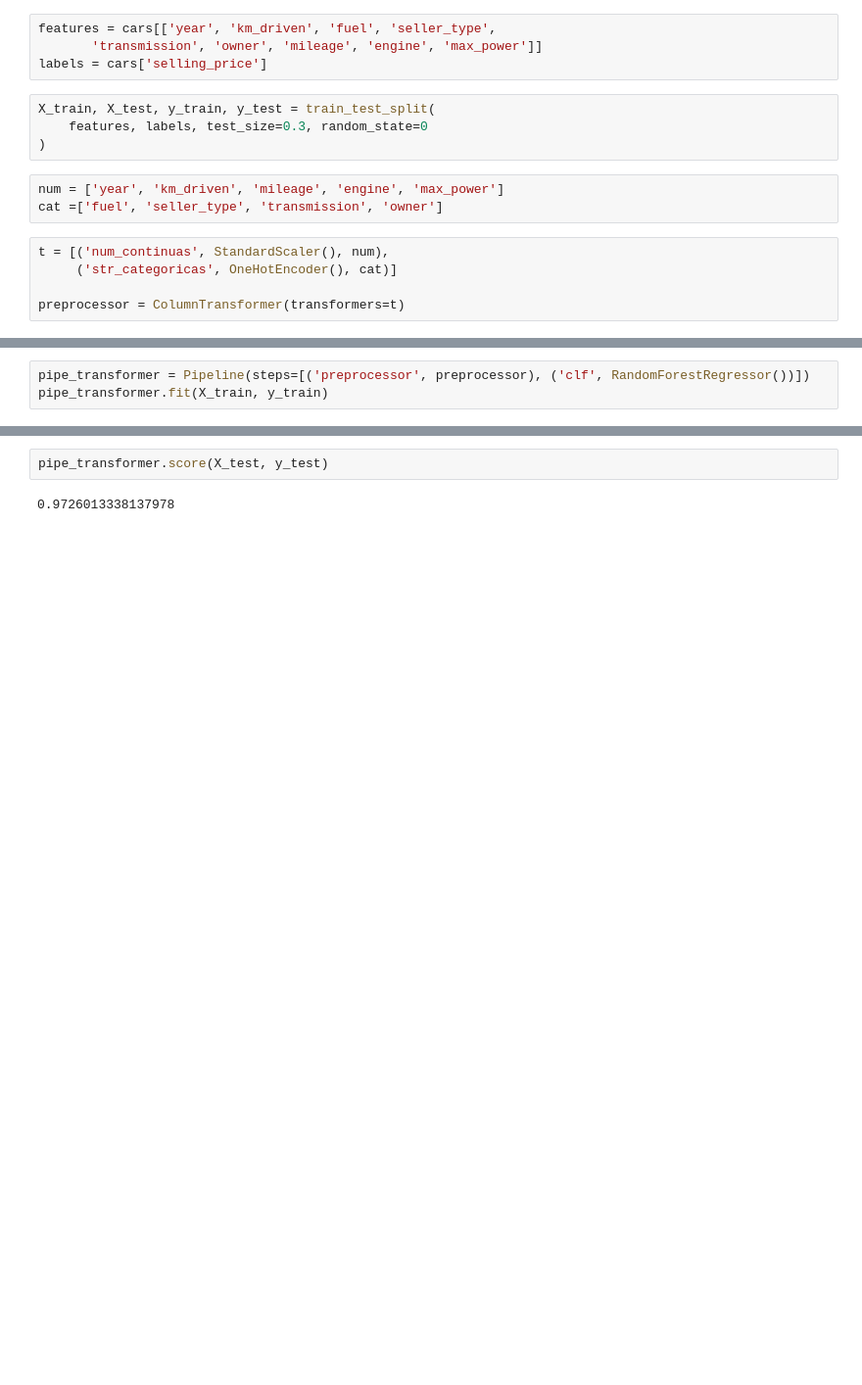
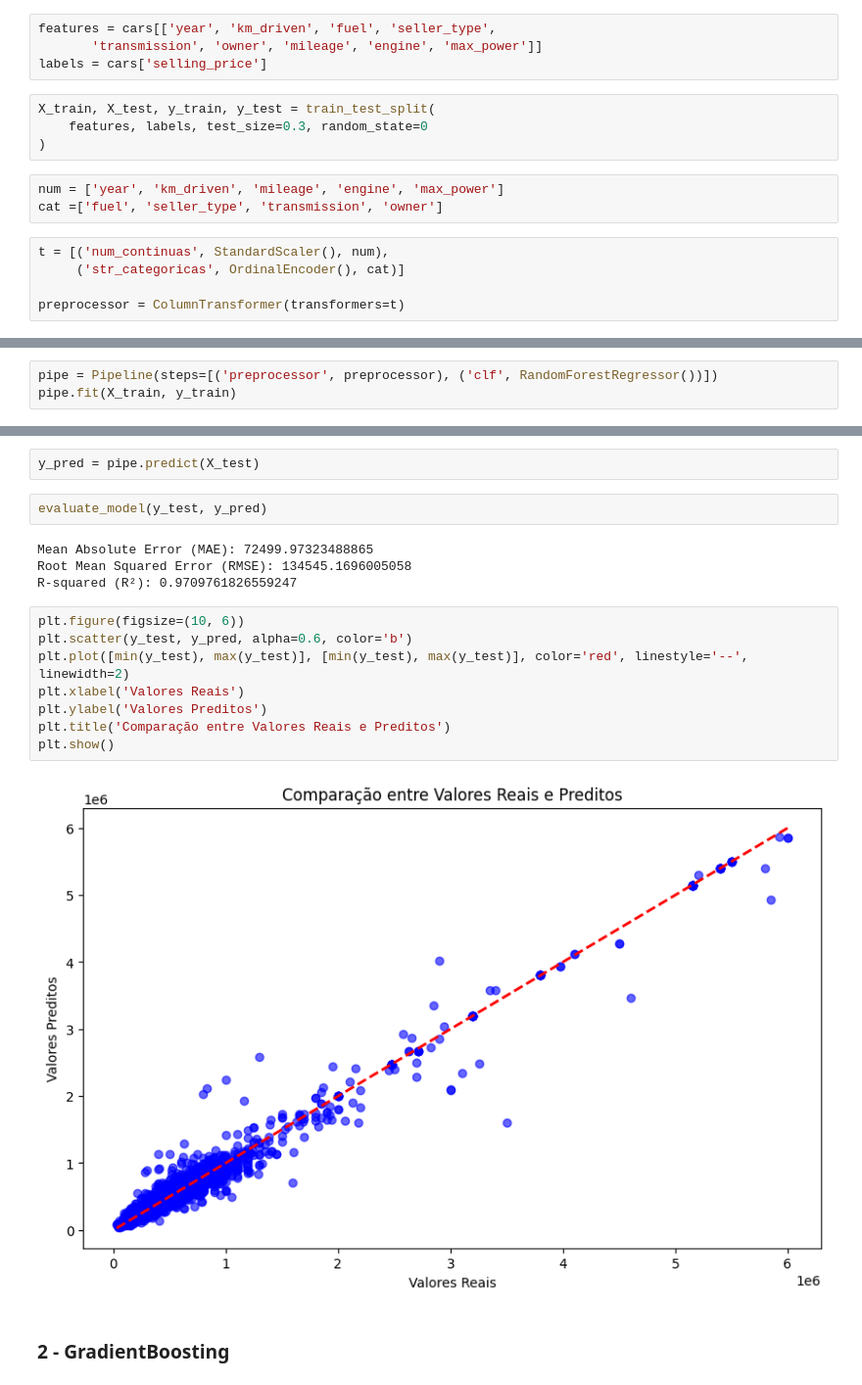
Before and after one commit to FranciscoPGuimaraes/cardekho_regression, a Jupyter notebook: notebook.ipynb, the cells around one changed output, grey strips where cells are left out. Shown at 98% size. Cells and saved outputs as stored; diff of their text form; blank space fills up the shorter version.

Commit message:
feat: pipelines

```diff
--- a/notebook.ipynb
+++ b/notebook.ipynb
@@ -593,6 +593,6 @@ num = ['year', 'km_driven', 'mileage', 'engine', 'max_power']
 cat =['fuel', 'seller_type', 'transmission', 'owner']
 # %%
 t = [('num_continuas', StandardScaler(), num),
-     ('str_categoricas', OneHotEncoder(), cat)]
+     ('str_categoricas', OrdinalEncoder(), cat)]
 
 preprocessor = ColumnTransformer(transformers=t)
@@ -599,6 +601,6 @@ preprocessor = ColumnTransformer(transformers=t)
 # %%
-pipe_transformer = Pipeline(steps=[('preprocessor', preprocessor), ('clf', RandomForestRegressor())])
-pipe_transformer.fit(X_train, y_train)
+pipe = Pipeline(steps=[('preprocessor', preprocessor), ('clf', RandomForestRegressor())])
+pipe.fit(X_train, y_train)
 # %% [output]
 Pipeline(steps=[('preprocessor',
                  ColumnTransformer(transformers=[('num_continuas',
@@ -612,7 +614,23 @@ Pipeline(steps=[('preprocessor',
                                                    'transmission',
                                                    'owner'])])),
                 ('clf', RandomForestRegressor())])
-# %%
-pipe_transformer.score(X_test, y_test)
-# %% [output]
-0.9726013338137978
+# %%
+y_pred = pipe.predict(X_test)
+# %%
+evaluate_model(y_test, y_pred)
+# %% [output]
+Mean Absolute Error (MAE): 72499.97323488865
+Root Mean Squared Error (RMSE): 134545.1696005058
+R-squared (R²): 0.9709761826559247
+# %%
+plt.figure(figsize=(10, 6))
+plt.scatter(y_test, y_pred, alpha=0.6, color='b')
+plt.plot([min(y_test), max(y_test)], [min(y_test), max(y_test)], color='red', linestyle='--', linewidth=2)
+plt.xlabel('Valores Reais')
+plt.ylabel('Valores Preditos')
+plt.title('Comparação entre Valores Reais e Preditos')
+plt.show()
+# %% [output]
+[figure, added]
+# %% [markdown]
+### 2 - GradientBoosting
```
Also changed, not shown: parts of 18 cells of this notebook.
